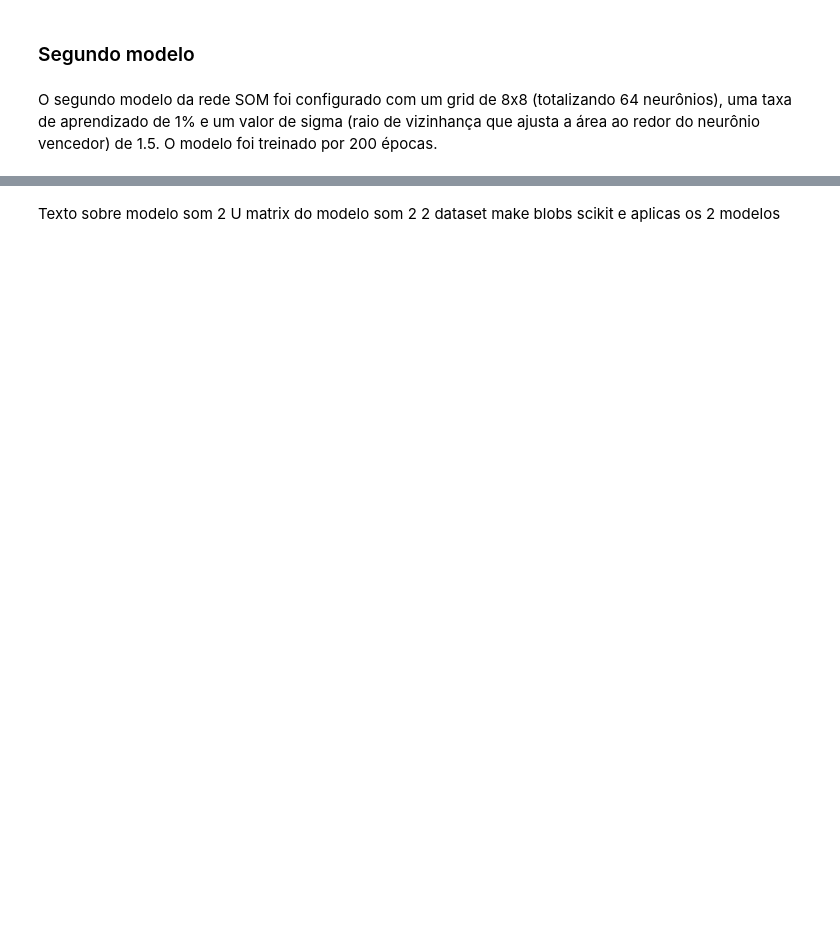
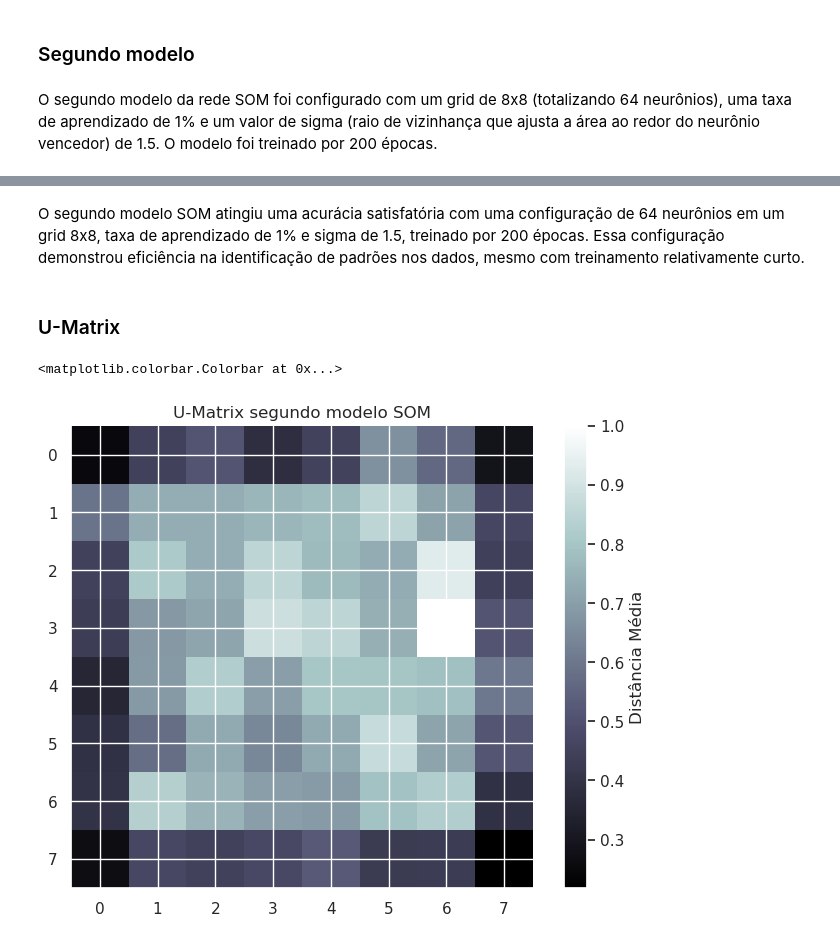
Before and after one commit to guipereira2/Projetos_RedesNeurais, a Jupyter notebook: Projeto 2 - Modelo não supervisionado/Projeto2.ipynb, the cells around one changed output, grey strips where cells are left out. Cells and saved outputs as stored; diff of their text form; code cells hidden in the pictures; blank space fills up the shorter version.

```diff
--- a/Projeto 2 - Modelo não supervisionado/Projeto2.ipynb
+++ b/Projeto 2 - Modelo não supervisionado/Projeto2.ipynb
@@ -336,4 +336,16 @@ Acurácia: 0.72
-# %% [markdown]
-Texto sobre modelo som 2
-U matrix do modelo som 2
-2 dataset make blobs scikit e aplicas os 2 modelos
+# %% [markdown]
+O segundo modelo SOM atingiu uma acurácia satisfatória com uma configuração de 64 neurônios em um grid 8x8, taxa de aprendizado de 1% e sigma de 1.5, treinado por 200 épocas. Essa configuração demonstrou eficiência na identificação de padrões nos dados, mesmo com treinamento relativamente curto.
+# %% [markdown]
+### U-Matrix
+# %%
+# U-Matrix
+umatrix_2 = segundo_modelo_som.distance_map()  # Retorna a U-Matrix
+
+# Plota a U-Matrix
+plt.figure(figsize=(8, 6))
+plt.title("U-Matrix segundo modelo SOM")
+plt.imshow(umatrix_2, cmap='bone', interpolation='nearest')
+plt.colorbar(label='Distância Média')
+# %% [output]
+<matplotlib.colorbar.Colorbar at 0x...>
+[figure, added]
```
Also changed, not shown: parts of 6 cells of this notebook.
